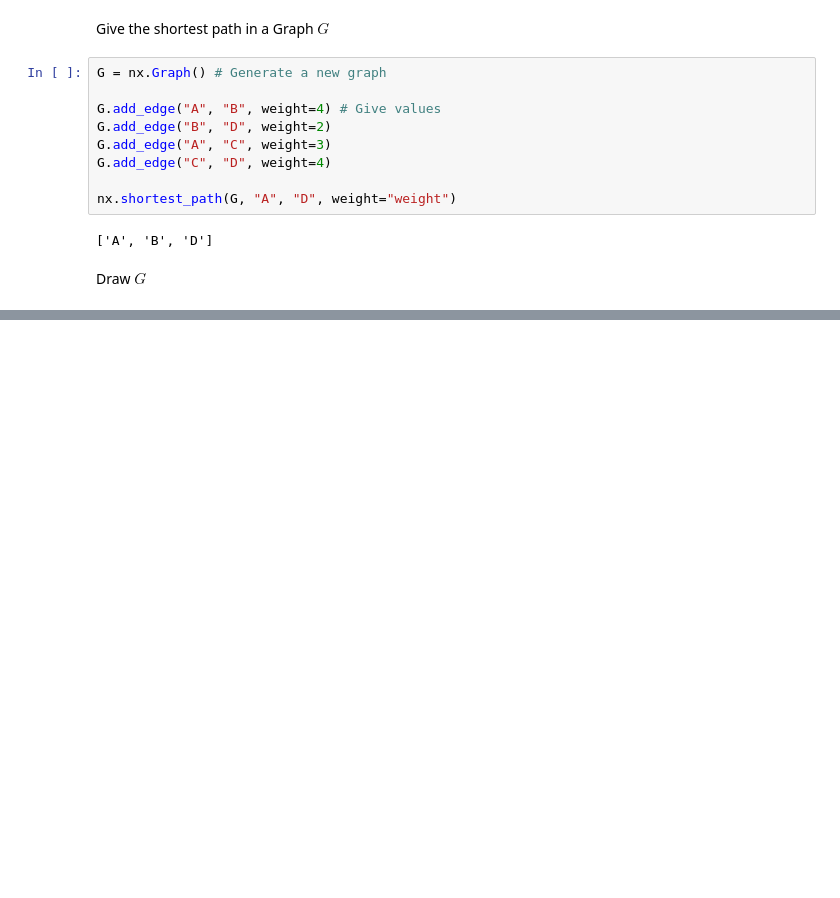
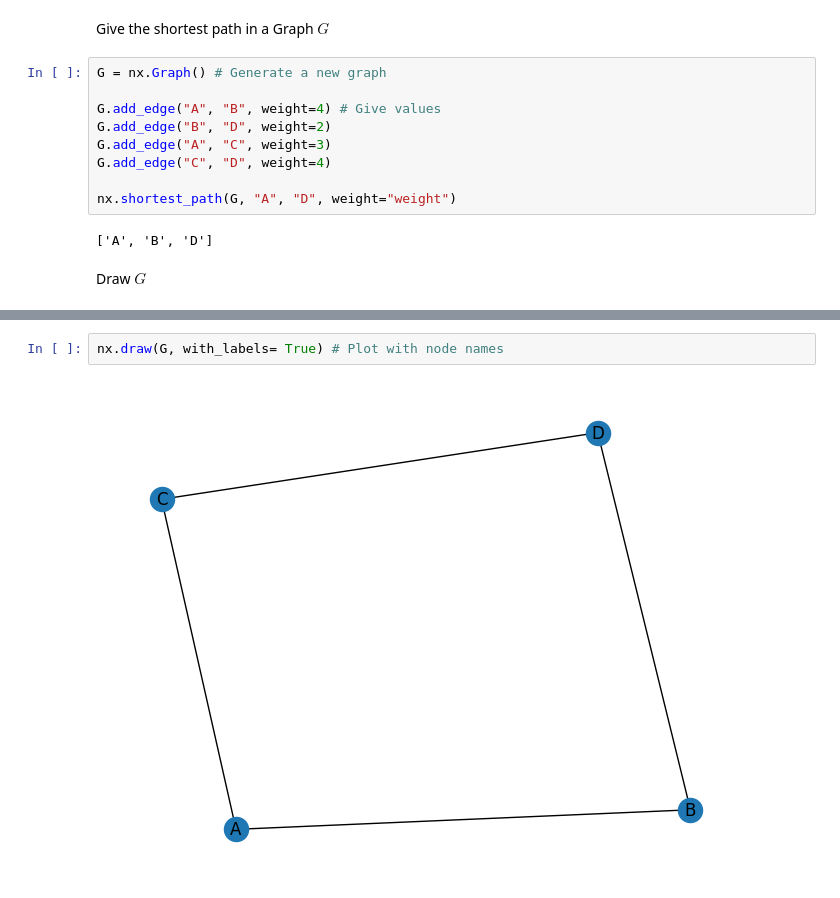
Before and after one commit to Sqrt-sarai666/Notes-about-my-algorithm-class, a Jupyter notebook: example_networkx.ipynb, the cells around one changed output, grey strips where cells are left out. Drawn from its saved outputs; the diff is of its cells as text; blank space fills up the shorter version.

Commit message:
Salesman problem and how to draw a graph

```diff
--- a/example_networkx.ipynb
+++ b/example_networkx.ipynb
@@ -29,0 +55,4 @@ ModuleNotFoundError: No module named 'matplotlib'
+# %%
+nx.draw(G, with_labels= True) # Plot with node names
+# %% [output]
+[figure, added]
```
Also changed, not shown: parts of 5 cells of this notebook.
